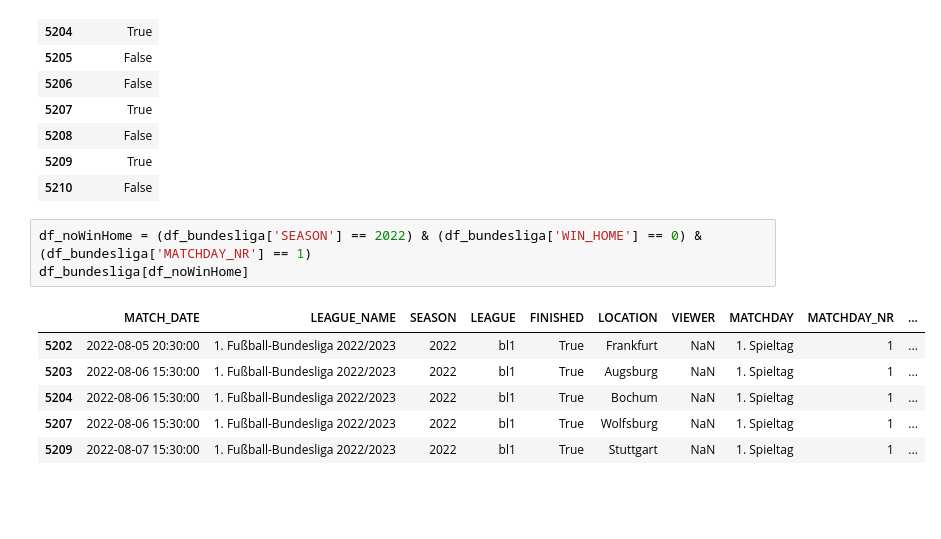
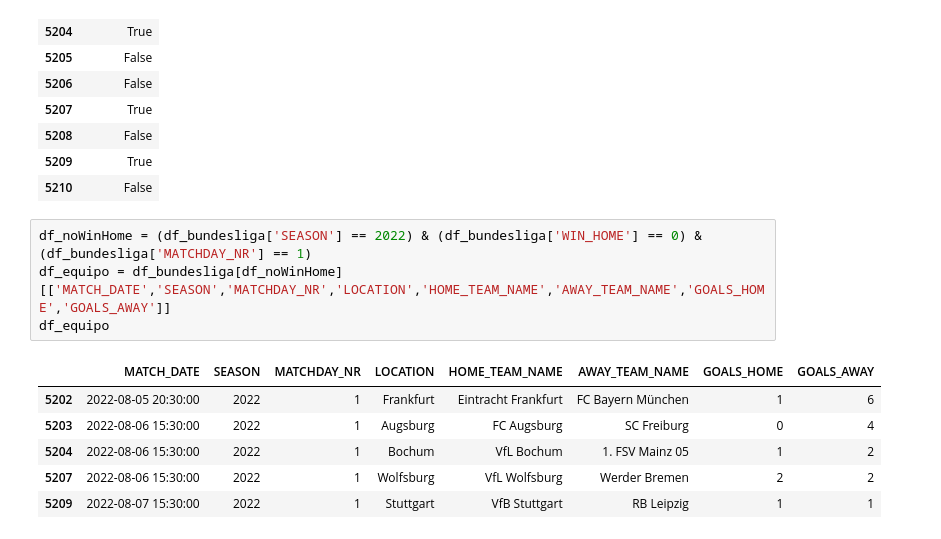
Before and after one commit to OmarFloresPTY/Pandas_Bundesliga_Analisis, a Jupyter notebook: bundesliga_2005_to_2023_season.ipynb, the cells around one changed output. Saved outputs shown, nothing was run; the diff lists cells and outputs as text; blank space fills up the shorter version.

```diff
--- a/bundesliga_2005_to_2023_season.ipynb
+++ b/bundesliga_2005_to_2023_season.ipynb
@@ -109,11 +151,12 @@ df_noWinHome
 | 5210 | False |
 # %%
 df_noWinHome = (df_bundesliga['SEASON'] == 2022) & (df_bundesliga['WIN_HOME'] == 0) & (df_bundesliga['MATCHDAY_NR'] == 1)
-df_bundesliga[df_noWinHome]
+df_equipo = df_bundesliga[df_noWinHome][['MATCH_DATE','SEASON','MATCHDAY_NR','LOCATION','HOME_TEAM_NAME','AWAY_TEAM_NAME','GOALS_HOME','GOALS_AWAY']]
+df_equipo
 # %% [output]
-|  | MATCH_DATE | LEAGUE_NAME | SEASON | LEAGUE | FINISHED | LOCATION | VIEWER | MATCHDAY | MATCHDAY_NR | ... |
-| 5202 | 2022-08-05 20:30:00 | 1. Fußball-Bundesliga 2022/2023 | 2022 | bl1 | True | Frankfurt | NaN | 1. Spieltag | 1 | ... |
-| 5203 | 2022-08-06 15:30:00 | 1. Fußball-Bundesliga 2022/2023 | 2022 | bl1 | True | Augsburg | NaN | 1. Spieltag | 1 | ... |
-| 5204 | 2022-08-06 15:30:00 | 1. Fußball-Bundesliga 2022/2023 | 2022 | bl1 | True | Bochum | NaN | 1. Spieltag | 1 | ... |
-| 5207 | 2022-08-06 15:30:00 | 1. Fußball-Bundesliga 2022/2023 | 2022 | bl1 | True | Wolfsburg | NaN | 1. Spieltag | 1 | ... |
-| 5209 | 2022-08-07 15:30:00 | 1. Fußball-Bundesliga 2022/2023 | 2022 | bl1 | True | Stuttgart | NaN | 1. Spieltag | 1 | ... |
+|  | MATCH_DATE | SEASON | MATCHDAY_NR | LOCATION | HOME_TEAM_NAME | AWAY_TEAM_NAME | GOALS_HOME | GOALS_AWAY |
+| 5202 | 2022-08-05 20:30:00 | 2022 | 1 | Frankfurt | Eintracht Frankfurt | FC Bayern München | 1 | 6 |
+| 5203 | 2022-08-06 15:30:00 | 2022 | 1 | Augsburg | FC Augsburg | SC Freiburg | 0 | 4 |
+| 5204 | 2022-08-06 15:30:00 | 2022 | 1 | Bochum | VfL Bochum | 1. FSV Mainz 05 | 1 | 2 |
+| 5207 | 2022-08-06 15:30:00 | 2022 | 1 | Wolfsburg | VfL Wolfsburg | Werder Bremen | 2 | 2 |
+| 5209 | 2022-08-07 15:30:00 | 2022 | 1 | Stuttgart | VfB Stuttgart | RB Leipzig | 1 | 1 |
```
Also changed, not shown: parts of 3 cells of this notebook.
